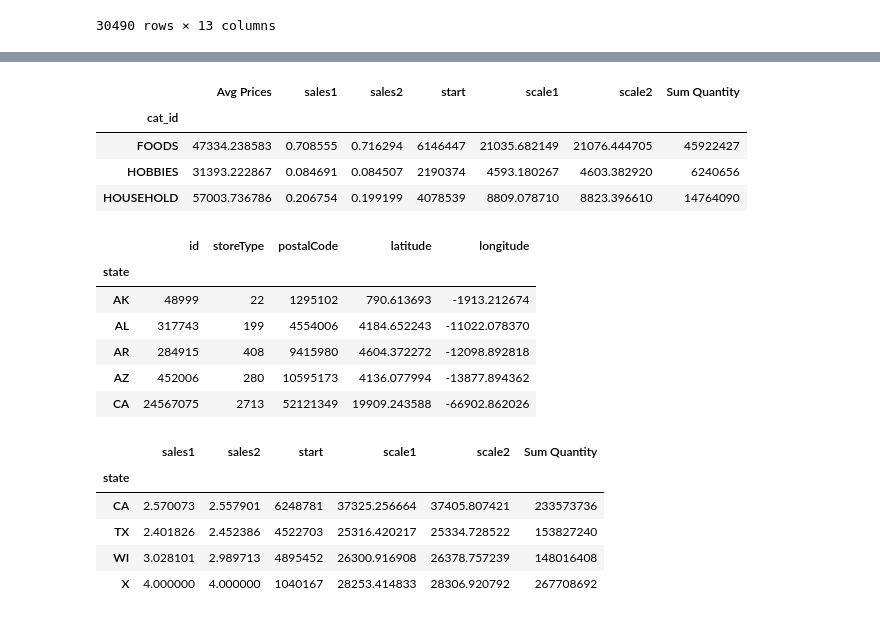
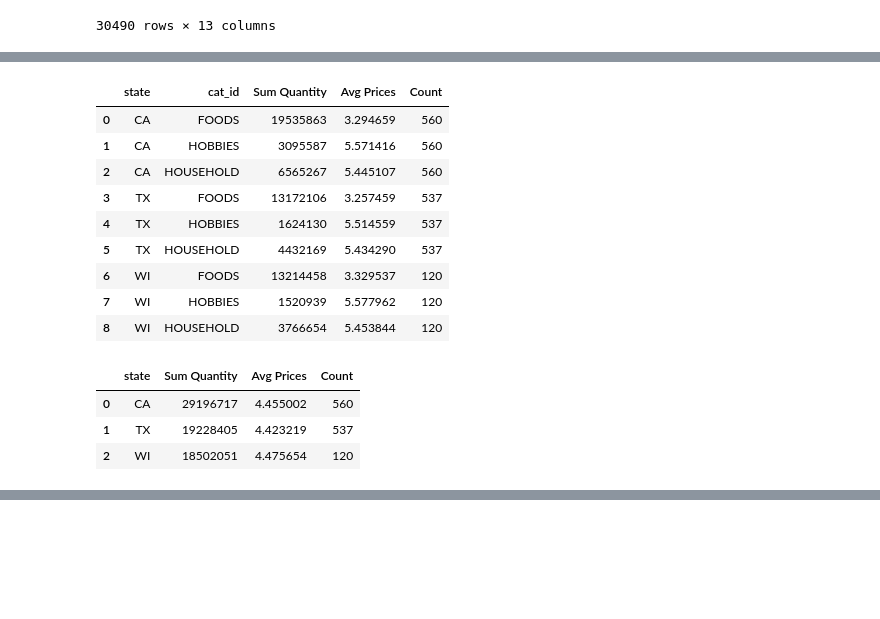
Before and after one commit to beckyydo/Project-2, a Jupyter notebook: Resources/Table2.ipynb, the cells around one changed output, grey strips where cells are left out. Saved outputs shown, nothing was run; the diff lists cells and outputs as text; code cells hidden in the pictures; blank space fills up the shorter version.

Commit message:
Update Table2

```diff
--- a/Resources/Table2.ipynb
+++ b/Resources/Table2.ipynb
@@ -246,0 +232,5 @@ state_cat
+# %%
+#Total quantity and average prices for each category in the discussed states(CA, TX, WI)
+merged_groupby=merged_df.groupby(["state", "cat_id"])
+state_category = pd.DataFrame(merged_groupby.agg({'Sum Quantity': 'sum', 'Avg Prices': 'mean'}).reset_index())
+state_category
@@ -246,0 +248,6 @@ state_cat
+# %%
+# Calculate count of stores in each state
+walmart_stores=pd.DataFrame(walmart['state'].value_counts(sort=True))
+walmart_stores.reset_index(inplace=True)
+walmart_stores.rename(columns={"index":"state", "state":"Count"}, inplace=True)
+walmart_stores.head()
@@ -247 +261,28 @@ state_cat
+# %%
+# Total quantity and average prices for each category and count of stores in each discussed state(CA, TX, WI)
+walmart_state_cat = state_category.merge(walmart_stores, on="state", how="inner")
+walmart_state_cat
+# %% [output]
+|  | state | cat_id | Sum Quantity | Avg Prices | Count |
+| 0 | CA | FOODS | 19535863 | 3.294659 | 560 |
+| 1 | CA | HOBBIES | 3095587 | 5.571416 | 560 |
+| 2 | CA | HOUSEHOLD | 6565267 | 5.445107 | 560 |
+| 3 | TX | FOODS | 13172106 | 3.257459 | 537 |
+| 4 | TX | HOBBIES | 1624130 | 5.514559 | 537 |
+| 5 | TX | HOUSEHOLD | 4432169 | 5.434290 | 537 |
+| 6 | WI | FOODS | 13214458 | 3.329537 | 120 |
+| 7 | WI | HOBBIES | 1520939 | 5.577962 | 120 |
+| 8 | WI | HOUSEHOLD | 3766654 | 5.453844 | 120 |
+# %%
+#  Total quantity and average prices and count of stores in each discussed state(CA, TX, WI)
+merge_group=merged_df.groupby(["state"])
+state_sale = pd.DataFrame(merge_group.agg({'Sum Quantity': 'sum', 'Avg Prices': 'mean'}).reset_index())
+
+state_store_sale=state_sale.merge(walmart_stores, on="state", how="inner")
+state_store_sale
+# %% [output]
+|  | state | Sum Quantity | Avg Prices | Count |
+| 0 | CA | 29196717 | 4.455002 | 560 |
+| 1 | TX | 19228405 | 4.423219 | 537 |
+| 2 | WI | 18502051 | 4.475654 | 120 |
 # %%
@@ -262,34 +303,3 @@ CAhobbies
 | 20012 | HOBBIES_2_149_CA_3 | 1.510162 | HOBBIES_2_149 | HOBBIES_2 | HOBBIES | CA_3 | CA | 4.575737e-06 | 5.742655e-06 | 863 | 0.445186 | ... |
 | 20013 | HOBBIES_2_149_CA_4 | 1.517826 | HOBBIES_2_149 | HOBBIES_2 | HOBBIES | CA_4 | CA | 2.521917e-06 | 1.936274e-06 | 820 | 0.263736 | ... |
 2260 rows × 13 columns
-# %%
-cat_sum=merged_df.groupby("cat_id").sum()
-cat_sum
-# %% [output]
-|  | Avg Prices | sales1 | sales2 | start | scale1 | scale2 | Sum Quantity |
-| cat_id |  |  |  |  |  |  |  |
-| FOODS | 47334.238583 | 0.708555 | 0.716294 | 6146447 | 21035.682149 | 21076.444705 | 45922427 |
-| HOBBIES | 31393.222867 | 0.084691 | 0.084507 | 2190374 | 4593.180267 | 4603.382920 | 6240656 |
-| HOUSEHOLD | 57003.736786 | 0.206754 | 0.199199 | 4078539 | 8809.078710 | 8823.396610 | 14764090 |
-# %%
-#
-state_store=walmart.groupby(by="state").sum()
-state_store.head()
-# %% [output]
-|  | id | storeType | postalCode | latitude | longitude |
-| state |  |  |  |  |  |
-| AK | 48999 | 22 | 1295102 | 790.613693 | -1913.212674 |
-| AL | 317743 | 199 | 4554006 | 4184.652243 | -11022.078370 |
-| AR | 284915 | 408 | 9415980 | 4604.372272 | -12098.892818 |
-| AZ | 452006 | 280 | 10595173 | 4136.077994 | -13877.894362 |
-| CA | 24567075 | 2713 | 52121349 | 19909.243588 | -66902.862026 |
-# %%
-state_sales=finalsales_df.groupby(by="state").sum()
-state_sales
-# %% [output]
-|  | sales1 | sales2 | start | scale1 | scale2 | Sum Quantity |
-| state |  |  |  |  |  |  |
-| CA | 2.570073 | 2.557901 | 6248781 | 37325.256664 | 37405.807421 | 233573736 |
-| TX | 2.401826 | 2.452386 | 4522703 | 25316.420217 | 25334.728522 | 153827240 |
-| WI | 3.028101 | 2.989713 | 4895452 | 26300.916908 | 26378.757239 | 148016408 |
-| X | 4.000000 | 4.000000 | 1040167 | 28253.414833 | 28306.920792 | 267708692 |
```
Also changed, not shown: parts of 7 cells of this notebook.
